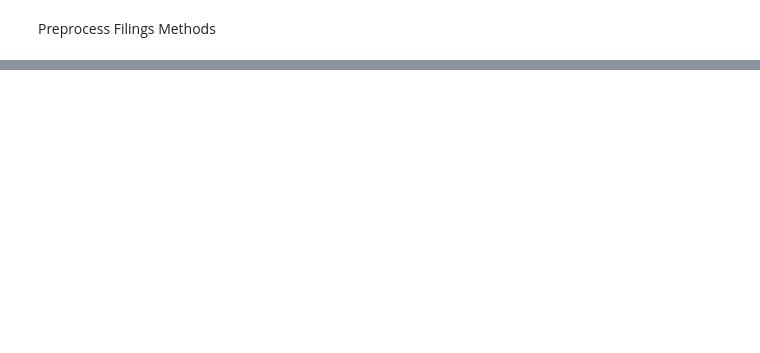
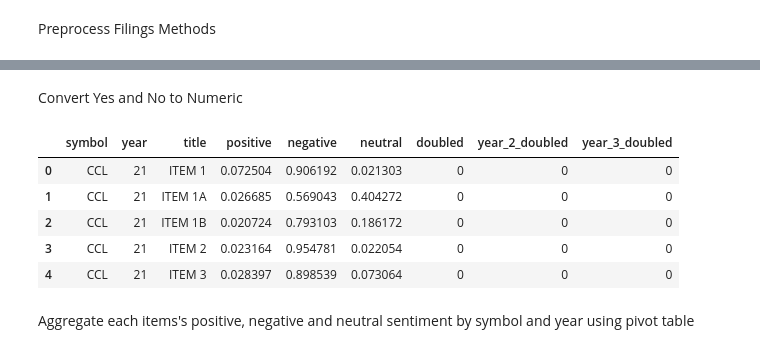
Before and after one commit to inactdev/CS668, a Jupyter notebook: Deep_Value_Funnel.ipynb, the cells around one changed output, grey strips where cells are left out. Saved outputs shown, nothing was run; the diff lists cells and outputs as text; code cells hidden in the pictures; blank space fills up the shorter version.

```diff
--- a/Deep_Value_Funnel.ipynb
+++ b/Deep_Value_Funnel.ipynb
@@ -317,0 +649,18 @@ display(df)
+# %% [markdown]
+Convert Yes and No to Numeric
+# %%
+# Convert 'doubled' to numeric
+sentiment_data['doubled'] = sentiment_data['doubled'].map({'Yes': 1, 'No': 0})
+sentiment_data['year_2_doubled'] = sentiment_data['year_2_doubled'].map({'Yes': 1, 'No': 0})
+sentiment_data['year_3_doubled'] = sentiment_data['year_3_doubled'].map({'Yes': 1, 'No': 0})
+
+display(sentiment_data.head())
+# %% [output]
+|  | symbol | year | title | positive | negative | neutral | doubled | year_2_doubled | year_3_doubled |
+| 0 | CCL | 21 | ITEM 1 | 0.072504 | 0.906192 | 0.021303 | 0 | 0 | 0 |
+| 1 | CCL | 21 | ITEM 1A | 0.026685 | 0.569043 | 0.404272 | 0 | 0 | 0 |
+| 2 | CCL | 21 | ITEM 1B | 0.020724 | 0.793103 | 0.186172 | 0 | 0 | 0 |
+| 3 | CCL | 21 | ITEM 2 | 0.023164 | 0.954781 | 0.022054 | 0 | 0 | 0 |
+| 4 | CCL | 21 | ITEM 3 | 0.028397 | 0.898539 | 0.073064 | 0 | 0 | 0 |
+# %% [markdown]
+Aggregate each items's positive, negative and neutral sentiment by symbol and year using pivot table
```
Also changed, not shown: parts of 66 cells of this notebook.
